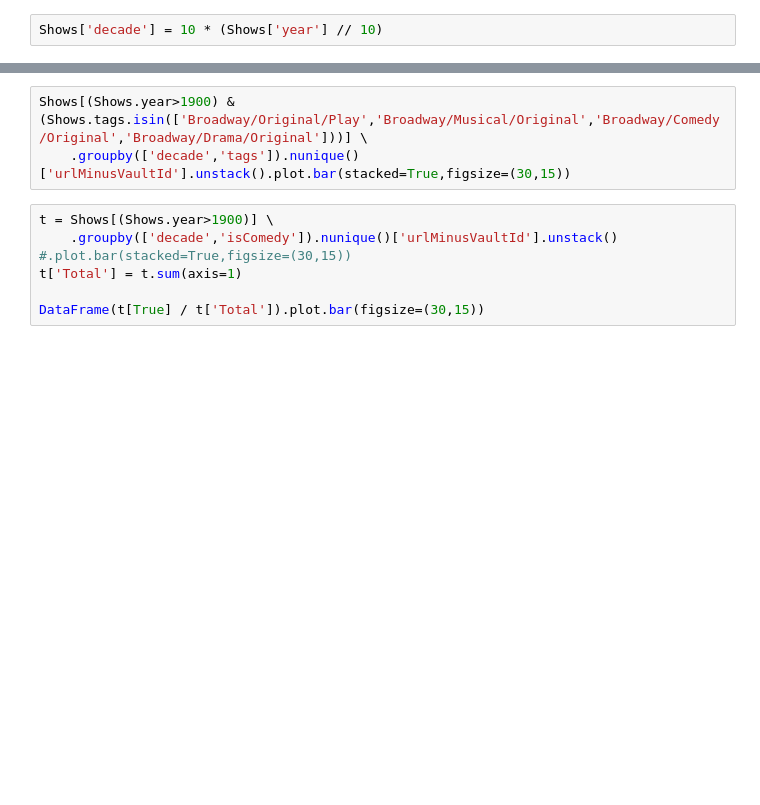
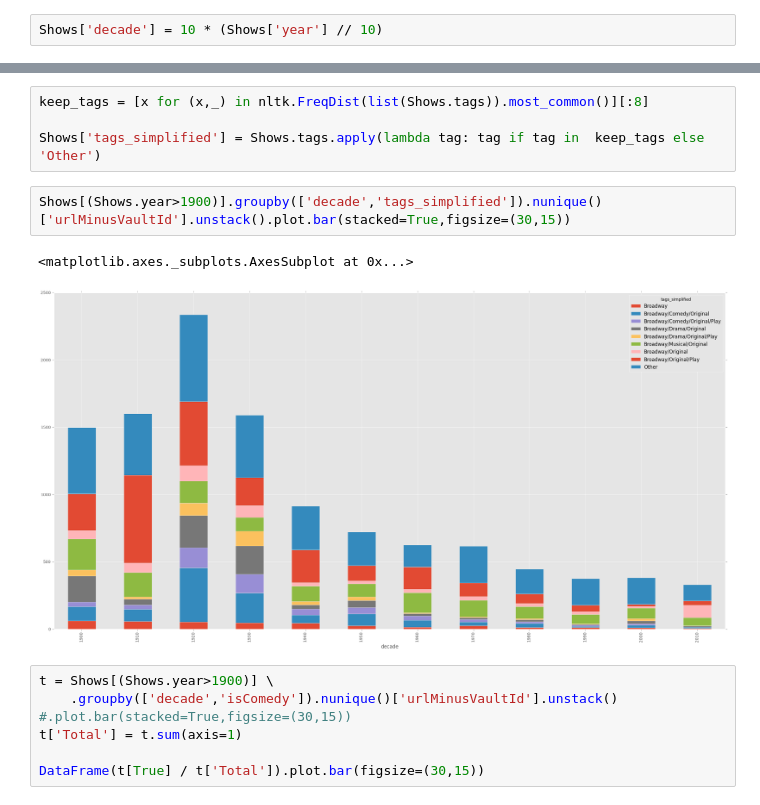
Before and after one commit to kebuhcah/purgation, a Jupyter notebook: playbill_basic.ipynb, the cells around one changed output, grey strips where cells are left out. Drawn from its saved outputs; the diff is of its cells as text; blank space fills up the shorter version.

Commit message:
group 8 most frequent tags in stacked bar

```diff
--- a/playbill_basic.ipynb
+++ b/playbill_basic.ipynb
@@ -128,6 +146,12 @@ nltk.FreqDist(list([y for x in list(Shows.tags.str.split('/')) for y in x])).mos
+# %%
+keep_tags = [x for (x,_) in nltk.FreqDist(list(Shows.tags)).most_common()][:8]
+
+Shows['tags_simplified'] = Shows.tags.apply(lambda tag: tag if tag in  keep_tags else 'Other')
 # %%
-Shows[(Shows.year>1900) & (Shows.tags.isin(['Broadway/Original/Play','Broadway/Musical/Original','Broadway/Comedy/Original','Broadway/Drama/Original']))] \
-    .groupby(['decade','tags']).nunique()['urlMinusVaultId'].unstack().plot.bar(stacked=True,figsize=(30,15))
+Shows[(Shows.year>1900)].groupby(['decade','tags_simplified']).nunique()['urlMinusVaultId'].unstack().plot.bar(stacked=True,figsize=(30,15))
+# %% [output]
+<matplotlib.axes._subplots.AxesSubplot at 0x...>
+[figure, added]
 # %%
 t = Shows[(Shows.year>1900)] \
     .groupby(['decade','isComedy']).nunique()['urlMinusVaultId'].unstack() #.plot.bar(stacked=True,figsize=(30,15))
```
Also changed, not shown: parts of 1 cell of this notebook.
